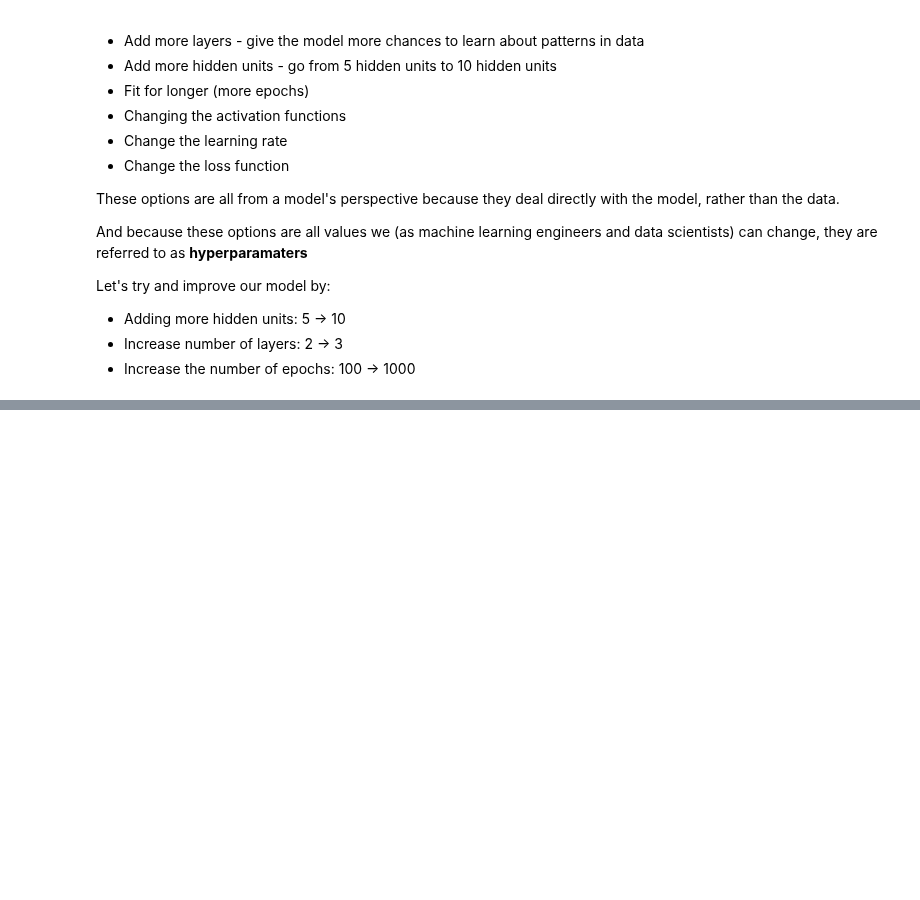
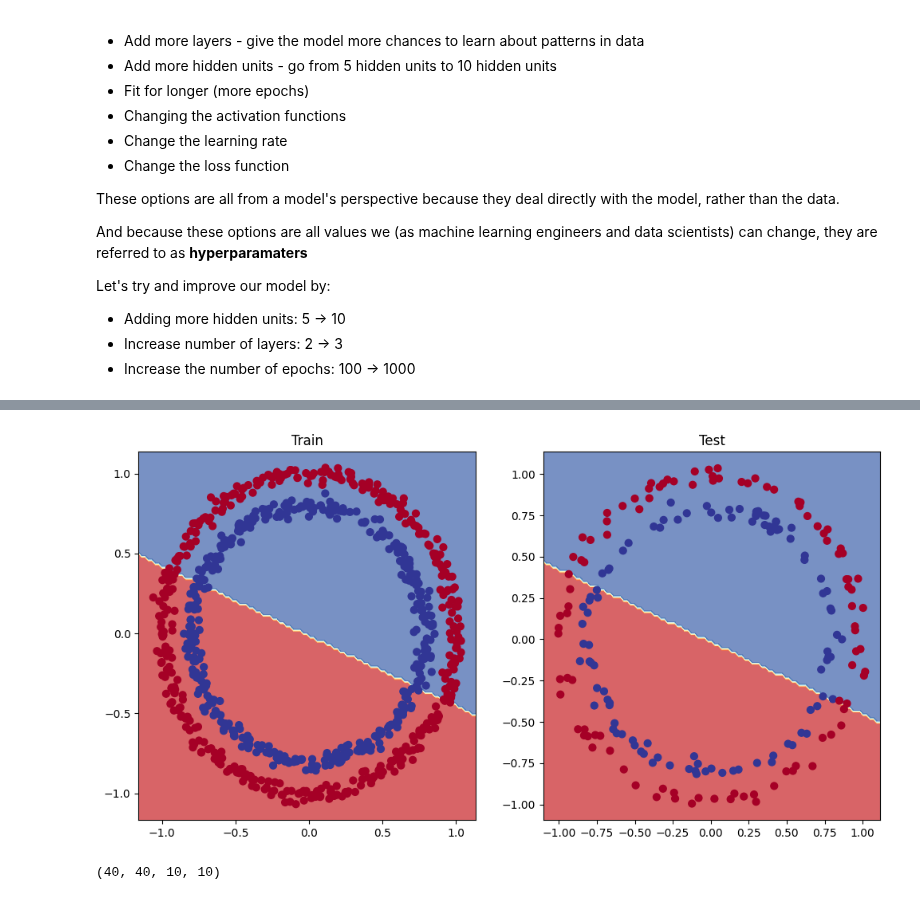
Before and after one commit to sifulsidd/pytorch, a Jupyter notebook: 02_neural_network_classification.ipynb, the cells around one changed output, grey strips where cells are left out. Cells and saved outputs as stored; diff of their text form; code cells hidden in the pictures; blank space fills up the shorter version.

Commit message:
Improved model is still guessing, maybe need to use something that in nonlinear

```diff
--- a/02_neural_network_classification.ipynb
+++ b/02_neural_network_classification.ipynb
@@ -560,0 +573,34 @@ CircleModelV2(
+# %%
+# Write a training and evaluation loop for model_1
+torch.manual_seed(42)
+torch.cuda.manual_seed(42)
+
+EPOCHS = 1000
+
+# Put data to target device
+X_train, y_train = X_train.to(device), y_train.to(device)
+X_test, y_test = X_test.to(device), y_test.to(device)
+
+for epoch in range(EPOCHS):
+  model_1.train()
+
+  new_y_logits = model_1(X_train).squeeze()
+  new_y_preds = torch.round(torch.sigmoid(new_y_logits))
+
+  loss = loss_fn(new_y_logits, y_train)
+  acc = accuracy_fn(y_true=y_train, y_pred=new_y_preds)
+
+  optimizer.zero_grad()
+  loss.backward() # backpropagation
+  optimizer.step() # gradient descent
+
+  ### Testing
+  model_1.eval()
+  with torch.inference_mode():
+    test_new_logits = model_1(X_test).squeeze()
+    test_y_preds = torch.round(torch.sigmoid(test_new_logits))
+    test_loss = loss_fn(test_new_logits, y_test)
+    test_acc = accuracy_fn(y_true=y_test, y_pred = test_y_preds)
+
+  if epoch % 50 == 0:
+    print(f"Epochs: {epoch} | Loss: {loss:.5f}, Acc: {acc:.2f}% | Test Loss: {test_loss:.5f}, Test acc: {test_acc:.2f}%")
@@ -560,0 +628,31 @@ CircleModelV2(
+# %%
+# Plot the decision boundary
+plt.figure(figsize=(12, 6))
+plt.subplot(1, 2, 1)
+plt.title("Train")
+plot_decision_boundary(model_1, X_train, y_train)
+
+plt.subplot(1, 2, 2)
+plt.title("Test")
+plot_decision_boundary(model_1, X_test, y_test)
+# %% [output]
+[figure, added]
+# %%
+# Create *known* parameters
+weight = 0.7
+bias = 0.3
+
+# Create data
+start = 0
+end = 1
+step = 0.02
+X = torch.arange(start, end, step).unsqueeze(dim=1)
+y = weight * X + bias
+# Create train/test split
+train_split = int(0.8 * len(X)) # 80% of data used for training set, 20% for testing
+X_train, y_train = X[:train_split], y[:train_split]
+X_test, y_test = X[train_split:], y[train_split:]
+
+len(X_train), len(y_train), len(X_test), len(y_test)
+# %% [output]
+(40, 40, 10, 10)
```
Also changed, not shown: parts of 15 cells of this notebook.
